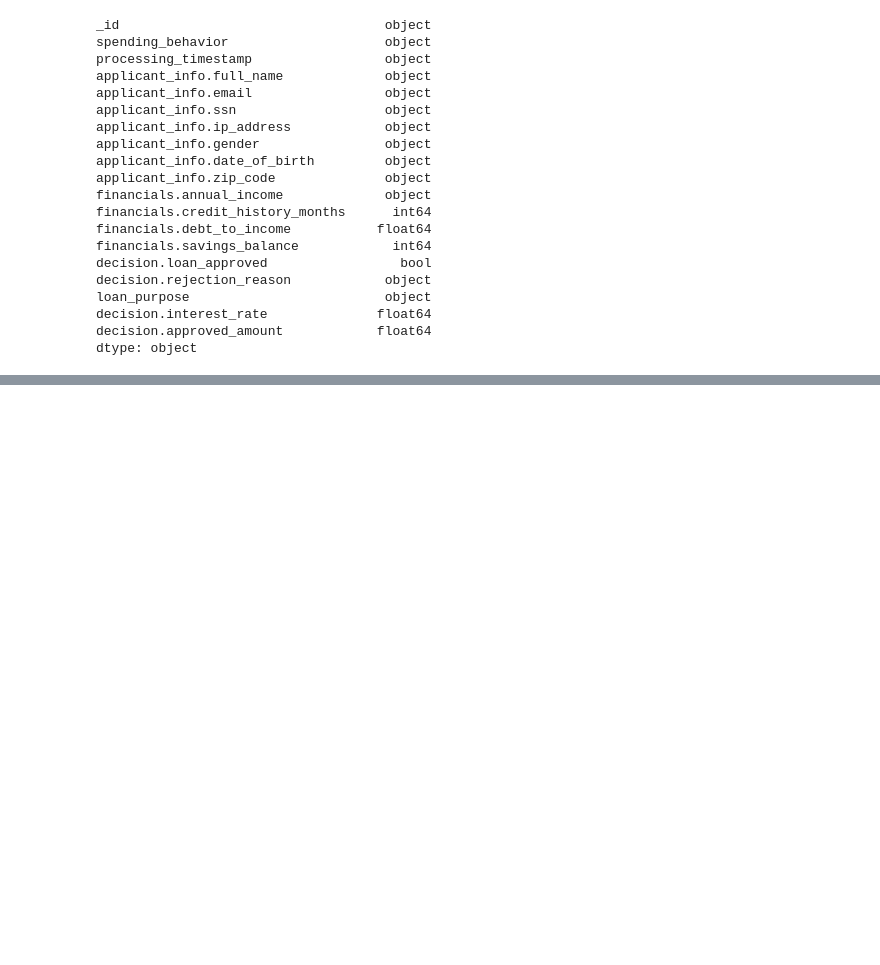
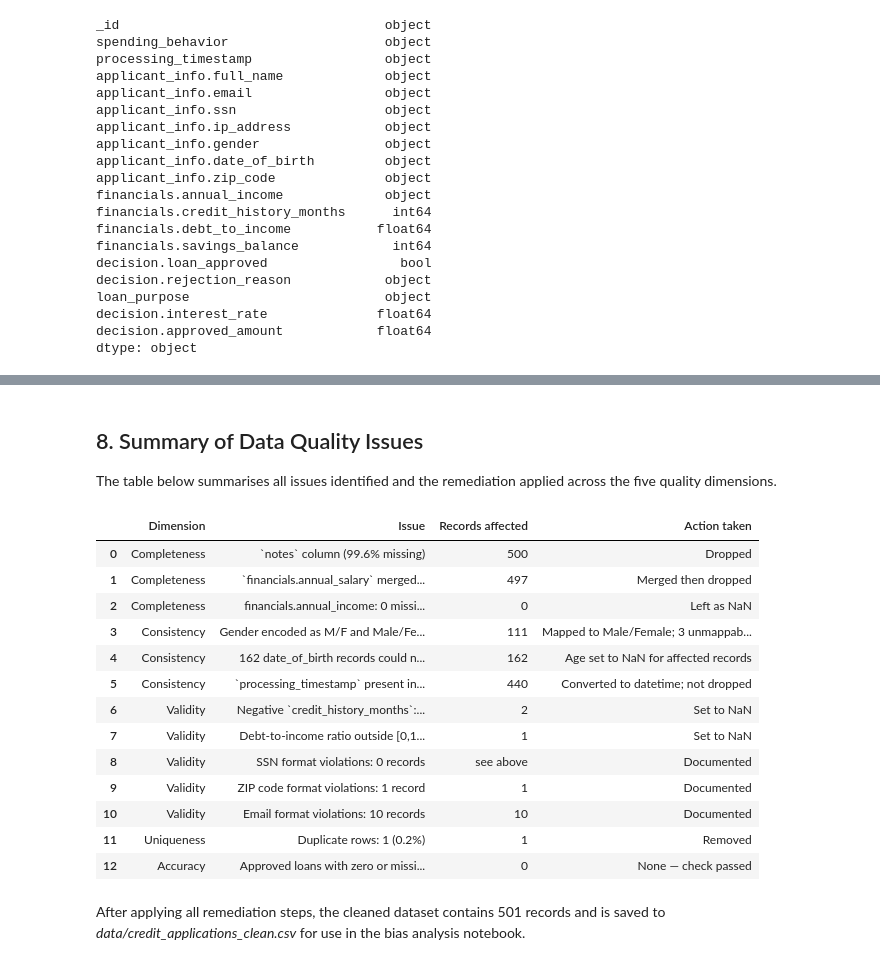
Before and after one commit to marianaclopes/dego-project-team6, a Jupyter notebook: notebooks/01-data-quality.ipynb, the cells around one changed output, grey strips where cells are left out. Saved outputs shown, nothing was run; the diff lists cells and outputs as text; code cells hidden in the pictures; blank space fills up the shorter version.

Commit message:
Updated and Improved Part1 Data Quality for better Structure, Consistency and Completeness

```diff
--- a/notebooks/01-data-quality.ipynb
+++ b/notebooks/01-data-quality.ipynb
@@ -322,0 +655,59 @@ df_clean.to_csv(
+# %% [markdown]
+## 8. Summary of Data Quality Issues
+
+The table below summarises all issues identified and the remediation applied across the five quality dimensions.
+# %%
+summary_data = {
+    'Dimension': ['Completeness', 'Completeness', 'Completeness', 'Consistency', 'Consistency', 'Consistency', 'Validity', 'Validity', 'Validity', 'Validity', 'Validity', 'Uniqueness', 'Accuracy'],
+    'Issue': [
+        '`notes` column (99.6% missing)',
+        '`financials.annual_salary` merged into `annual_income` (99% missing separately)',
+        'financials.annual_income: 0 missing after salary merge',
+        'Gender encoded as M/F and Male/Female — standardised',
+        '162 date_of_birth records could not be parsed — age set to missing',
+        '`processing_timestamp` present in only ~12% of records',
+        'Negative `credit_history_months`: 2 records',
+        'Debt-to-income ratio outside [0,1]: 1 record',
+        'SSN format violations: 0 records',
+        'ZIP code format violations: 1 record',
+        'Email format violations: 10 records',
+        'Duplicate rows: 1 (0.2%)',
+        'Approved loans with zero or missing income: 0 found'
+    ],
+    'Records affected': ['500', '497', '0', '111', '162', '440', '2', '1', 'see above', '1', '10', '1', '0'],
+    'Action taken': [
+        'Dropped',
+        'Merged then dropped',
+        'Left as NaN',
+        'Mapped to Male/Female; 3 unmappable → NaN',
+        'Age set to NaN for affected records',
+        'Converted to datetime; not dropped',
+        'Set to NaN',
+        'Set to NaN',
+        'Documented',
+        'Documented',
+        'Documented',
+        'Removed',
+        'None — check passed'
+    ]
+}
+
+summary_df = pd.DataFrame(summary_data)
+summary_df
+# %% [output]
+|  | Dimension | Issue | Records affected | Action taken |
+| 0 | Completeness | `notes` column (99.6% missing) | 500 | Dropped |
+| 1 | Completeness | `financials.annual_salary` merged... | 497 | Merged then dropped |
+| 2 | Completeness | financials.annual_income: 0 missi... | 0 | Left as NaN |
+| 3 | Consistency | Gender encoded as M/F and Male/Fe... | 111 | Mapped to Male/Female; 3 unmappab... |
+| 4 | Consistency | 162 date_of_birth records could n... | 162 | Age set to NaN for affected records |
+| 5 | Consistency | `processing_timestamp` present in... | 440 | Converted to datetime; not dropped |
+| 6 | Validity | Negative `credit_history_months`:... | 2 | Set to NaN |
+| 7 | Validity | Debt-to-income ratio outside [0,1... | 1 | Set to NaN |
+| 8 | Validity | SSN format violations: 0 records | see above | Documented |
+| 9 | Validity | ZIP code format violations: 1 record | 1 | Documented |
+| 10 | Validity | Email format violations: 10 records | 10 | Documented |
+| 11 | Uniqueness | Duplicate rows: 1 (0.2%) | 1 | Removed |
+| 12 | Accuracy | Approved loans with zero or missi... | 0 | None — check passed |
+# %% [markdown]
+After applying all remediation steps, the cleaned dataset contains 501 records and is saved to *data/credit_applications_clean.csv* for use in the bias analysis notebook.
```
Also changed, not shown: parts of 97 cells of this notebook, 1 other file.
